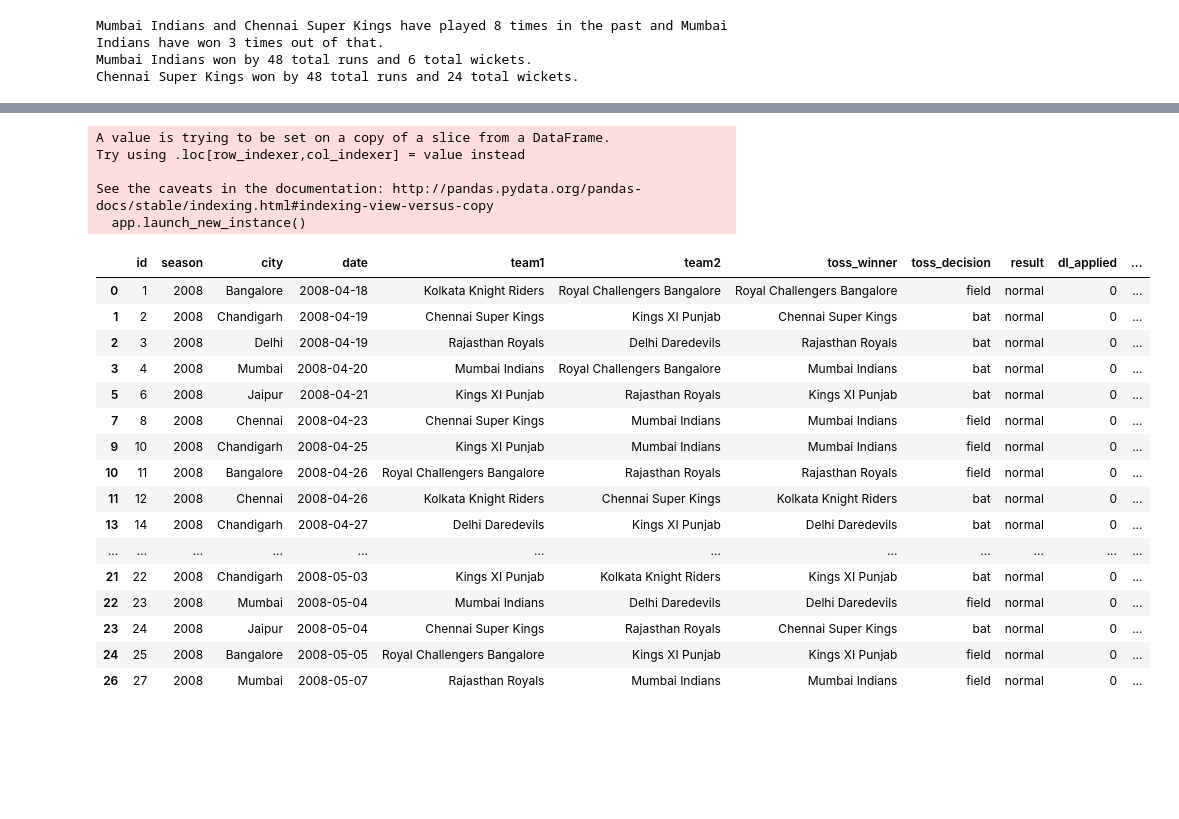
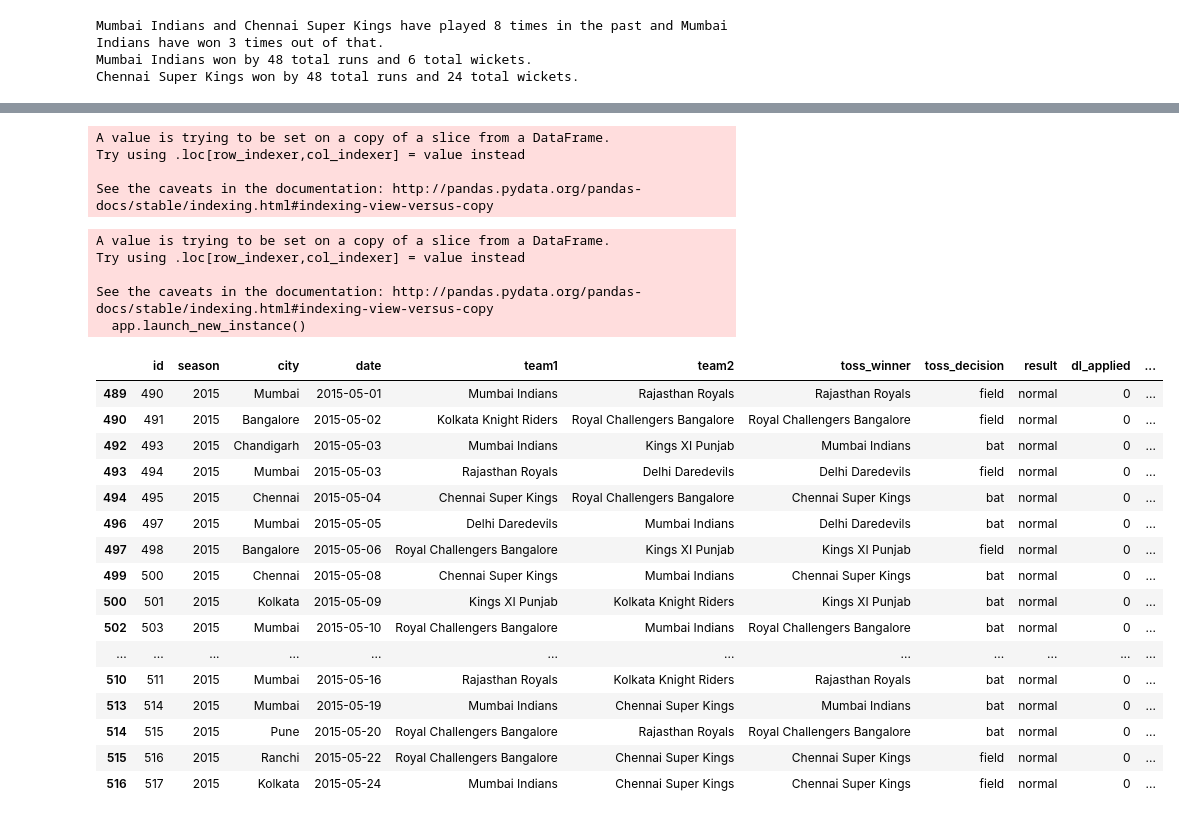
Before and after one commit to XInterns/IPL-Sparkers-2017-Interns, a Jupyter notebook: src/Match Outcome Prediction with IPL Data (Soham).ipynb, the cells around one changed output, grey strips where cells are left out. Cells and saved outputs as stored; diff of their text form; code cells hidden in the pictures; blank space fills up the shorter version.

```diff
--- a/src/Match Outcome Prediction with IPL Data (Soham).ipynb
+++ b/src/Match Outcome Prediction with IPL Data (Soham).ipynb
@@ -389,3 +399,19 @@ matches["Avg_WPR_Difference"] = firstWPRSeries.values - secondWPRSeries.values
+# %%
+#New column for difference of MVP Awards (Negative value means Second team is better)
+
+firstTeamMVP = []
+secondTeamMVP = []
+for i in matches['id'].unique():
+    T, U = compareMVPAwards(i)
+    firstTeamMVP.append(T), secondTeamMVP.append(U)
+firstMVPSeries = pd.Series(firstTeamMVP)
+secondMVPSeries = pd.Series(secondTeamMVP)
+matches["Total_MVP_Difference"] = firstMVPSeries.values - secondMVPSeries.values
+# %% [output]
+A value is trying to be set on a copy of a slice from a DataFrame.
+Try using .loc[row_indexer,col_indexer] = value instead
+
+See the caveats in the documentation: http://pandas.pydata.org/pandas-docs/stable/indexing.html#indexing-view-versus-copy
 # %%
 #Create Column for Team 1 Winning Status (1 = Won, 0 = Lost)
 
@@ -398,22 +424,22 @@ See the caveats in the documentation: http://pandas.pydata.org/pandas-docs/stabl
   app.launch_new_instance()
 # %%
 #Testing
-matches.head(20)
+matches.tail(20)
 # %% [output]
 |  | id | season | city | date | team1 | team2 | toss_winner | toss_decision | result | dl_applied | ... |
-| 0 | 1 | 2008 | Bangalore | 2008-04-18 | Kolkata Knight Riders | Royal Challengers Bangalore | Royal Challengers Bangalore | field | normal | 0 | ... |
-| 1 | 2 | 2008 | Chandigarh | 2008-04-19 | Chennai Super Kings | Kings XI Punjab | Chennai Super Kings | bat | normal | 0 | ... |
-| 2 | 3 | 2008 | Delhi | 2008-04-19 | Rajasthan Royals | Delhi Daredevils | Rajasthan Royals | bat | normal | 0 | ... |
-| 3 | 4 | 2008 | Mumbai | 2008-04-20 | Mumbai Indians | Royal Challengers Bangalore | Mumbai Indians | bat | normal | 0 | ... |
-| 5 | 6 | 2008 | Jaipur | 2008-04-21 | Kings XI Punjab | Rajasthan Royals | Kings XI Punjab | bat | normal | 0 | ... |
-| 7 | 8 | 2008 | Chennai | 2008-04-23 | Chennai Super Kings | Mumbai Indians | Mumbai Indians | field | normal | 0 | ... |
-| 9 | 10 | 2008 | Chandigarh | 2008-04-25 | Kings XI Punjab | Mumbai Indians | Mumbai Indians | field | normal | 0 | ... |
-| 10 | 11 | 2008 | Bangalore | 2008-04-26 | Royal Challengers Bangalore | Rajasthan Royals | Rajasthan Royals | field | normal | 0 | ... |
-| 11 | 12 | 2008 | Chennai | 2008-04-26 | Kolkata Knight Riders | Chennai Super Kings | Kolkata Knight Riders | bat | normal | 0 | ... |
-| 13 | 14 | 2008 | Chandigarh | 2008-04-27 | Delhi Daredevils | Kings XI Punjab | Delhi Daredevils | bat | normal | 0 | ... |
+| 489 | 490 | 2015 | Mumbai | 2015-05-01 | Mumbai Indians | Rajasthan Royals | Rajasthan Royals | field | normal | 0 | ... |
+| 490 | 491 | 2015 | Bangalore | 2015-05-02 | Kolkata Knight Riders | Royal Challengers Bangalore | Royal Challengers Bangalore | field | normal | 0 | ... |
+| 492 | 493 | 2015 | Chandigarh | 2015-05-03 | Mumbai Indians | Kings XI Punjab | Mumbai Indians | bat | normal | 0 | ... |
+| 493 | 494 | 2015 | Mumbai | 2015-05-03 | Rajasthan Royals | Delhi Daredevils | Delhi Daredevils | field | normal | 0 | ... |
+| 494 | 495 | 2015 | Chennai | 2015-05-04 | Chennai Super Kings | Royal Challengers Bangalore | Chennai Super Kings | bat | normal | 0 | ... |
+| 496 | 497 | 2015 | Mumbai | 2015-05-05 | Delhi Daredevils | Mumbai Indians | Delhi Daredevils | bat | normal | 0 | ... |
+| 497 | 498 | 2015 | Bangalore | 2015-05-06 | Royal Challengers Bangalore | Kings XI Punjab | Kings XI Punjab | field | normal | 0 | ... |
+| 499 | 500 | 2015 | Chennai | 2015-05-08 | Chennai Super Kings | Mumbai Indians | Chennai Super Kings | bat | normal | 0 | ... |
+| 500 | 501 | 2015 | Kolkata | 2015-05-09 | Kings XI Punjab | Kolkata Knight Riders | Kings XI Punjab | bat | normal | 0 | ... |
+| 502 | 503 | 2015 | Mumbai | 2015-05-10 | Royal Challengers Bangalore | Mumbai Indians | Royal Challengers Bangalore | bat | normal | 0 | ... |
 | ... | ... | ... | ... | ... | ... | ... | ... | ... | ... | ... | ... |
-| 21 | 22 | 2008 | Chandigarh | 2008-05-03 | Kings XI Punjab | Kolkata Knight Riders | Kings XI Punjab | bat | normal | 0 | ... |
-| 22 | 23 | 2008 | Mumbai | 2008-05-04 | Mumbai Indians | Delhi Daredevils | Delhi Daredevils | field | normal | 0 | ... |
-| 23 | 24 | 2008 | Jaipur | 2008-05-04 | Chennai Super Kings | Rajasthan Royals | Chennai Super Kings | bat | normal | 0 | ... |
-| 24 | 25 | 2008 | Bangalore | 2008-05-05 | Royal Challengers Bangalore | Kings XI Punjab | Kings XI Punjab | field | normal | 0 | ... |
-| 26 | 27 | 2008 | Mumbai | 2008-05-07 | Rajasthan Royals | Mumbai Indians | Mumbai Indians | field | normal | 0 | ... |
+| 510 | 511 | 2015 | Mumbai | 2015-05-16 | Rajasthan Royals | Kolkata Knight Riders | Rajasthan Royals | bat | normal | 0 | ... |
+| 513 | 514 | 2015 | Mumbai | 2015-05-19 | Mumbai Indians | Chennai Super Kings | Mumbai Indians | bat | normal | 0 | ... |
+| 514 | 515 | 2015 | Pune | 2015-05-20 | Royal Challengers Bangalore | Rajasthan Royals | Royal Challengers Bangalore | bat | normal | 0 | ... |
+| 515 | 516 | 2015 | Ranchi | 2015-05-22 | Royal Challengers Bangalore | Chennai Super Kings | Chennai Super Kings | field | normal | 0 | ... |
+| 516 | 517 | 2015 | Kolkata | 2015-05-24 | Mumbai Indians | Chennai Super Kings | Chennai Super Kings | field | normal | 0 | ... |
```
Also changed, not shown: parts of 5 cells of this notebook.
